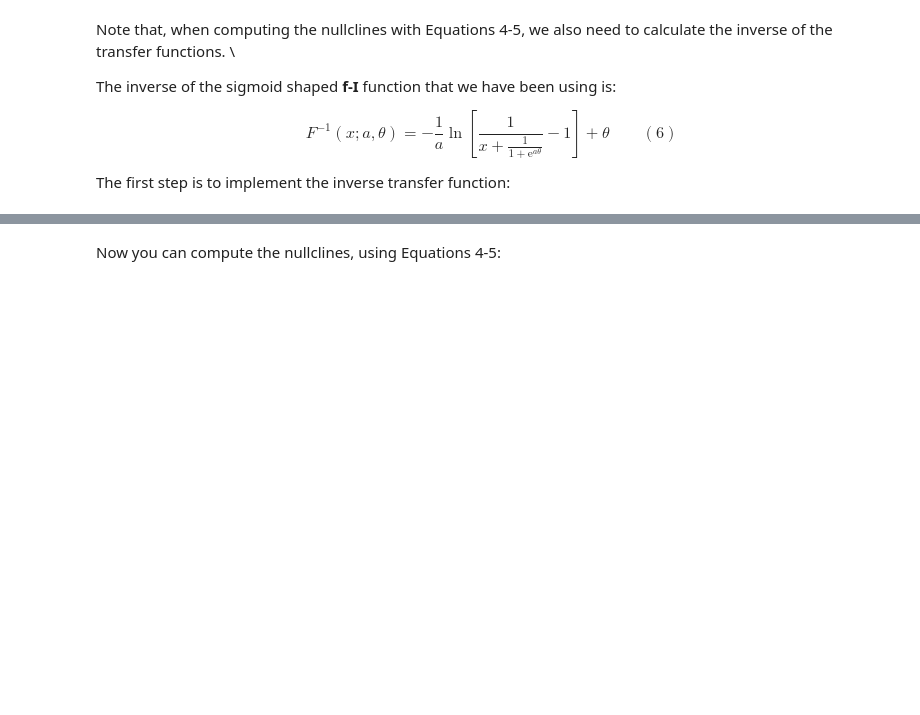
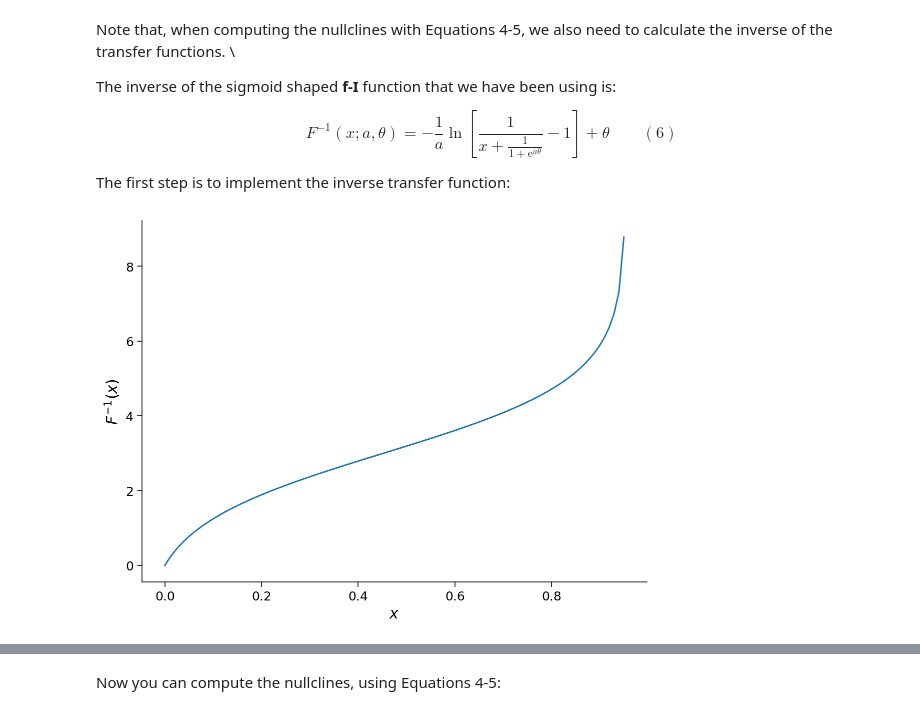
Before and after one commit to jingxlim/course-content, a Jupyter notebook: tutorials/W3D2_DynamicNetworks/student/W3D2_Tutorial2.ipynb, the cells around one changed output, grey strips where cells are left out. Cells and saved outputs as stored; diff of their text form; code cells hidden in the pictures; blank space fills up the shorter version.

```diff
--- a/tutorials/W3D2_DynamicNetworks/student/W3D2_Tutorial2.ipynb
+++ b/tutorials/W3D2_DynamicNetworks/student/W3D2_Tutorial2.ipynb
@@ -546,30 +546,33 @@ The first step is to implement the inverse transfer function:
 # %%
 def F_inv(x, a, theta):
   """
   Args:
     x         : the population input
     a         : the gain of the function
     theta     : the threshold of the function
 
   Returns:
     F_inverse : value of the inverse function
   """
 
   #########################################################################
   # TODO for students: compute F_inverse
-  raise NotImplementedError("Student exercise: compute the inverse of F(x)")
+  # raise NotImplementedError("Student exercise: compute the inverse of F(x)")
   #########################################################################
   # Calculate Finverse (ln(x) can be calculated as np.log(x))
-  F_inverse = ...
+  # F_inverse = (-1/a) * np.log((1/(x + (1/(1+np.exp(a*theta))))-1)) + theta
+  F_inverse = -1/a * np.log((x + (1 + np.exp(a * theta))**-1)**-1 - 1) + theta
 
   return F_inverse
 
 
 pars = default_pars()
 x = np.linspace(1e-6, 1, 100)
 
 # Uncomment the next line to test your function
-# plot_FI_inverse(x, a=1, theta=3)
+plot_FI_inverse(x, a=1, theta=3)
+# %% [output]
+[figure, added]
 # %% [markdown]
 [*Click for solution*](https://github.com/NeuromatchAcademy/course-content/tree/master//tutorials/W3D2_DynamicNetworks/solutions/W3D2_Tutorial2_Solution_937a4040.py)
 
```
Also changed, not shown: parts of 3 cells of this notebook.
